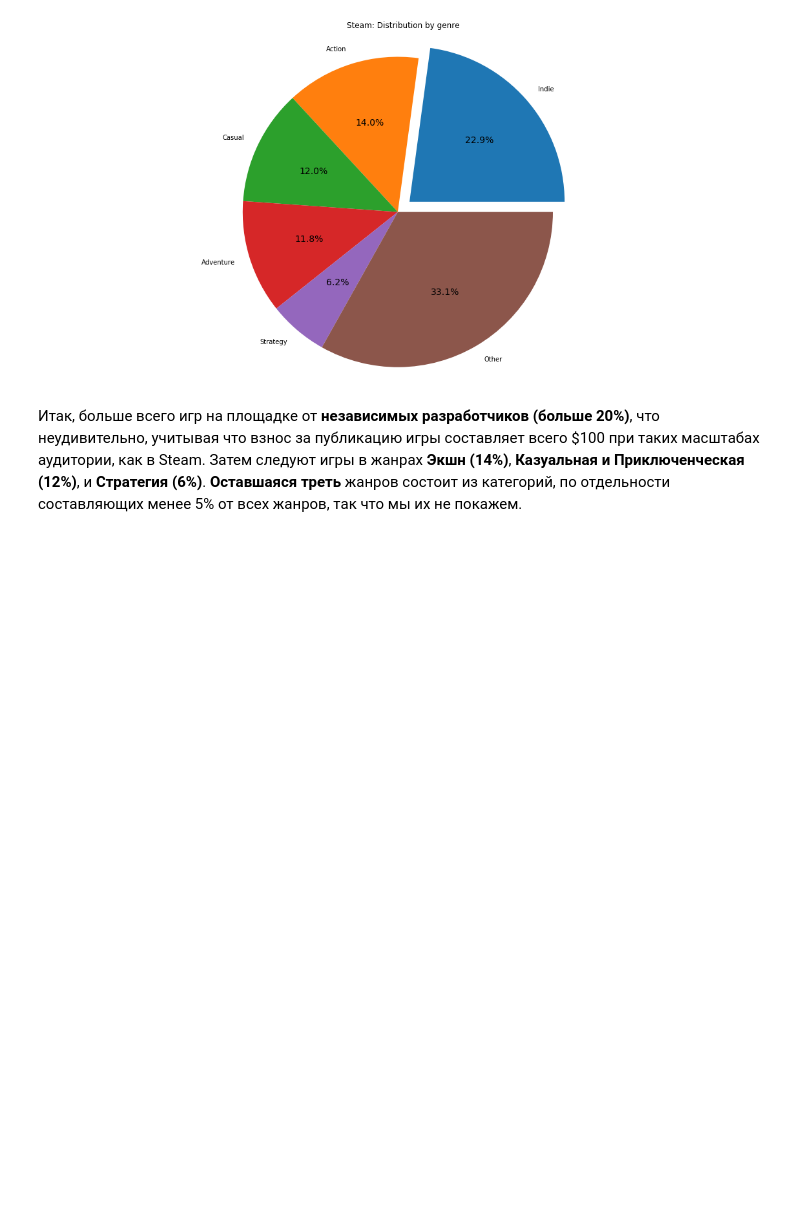
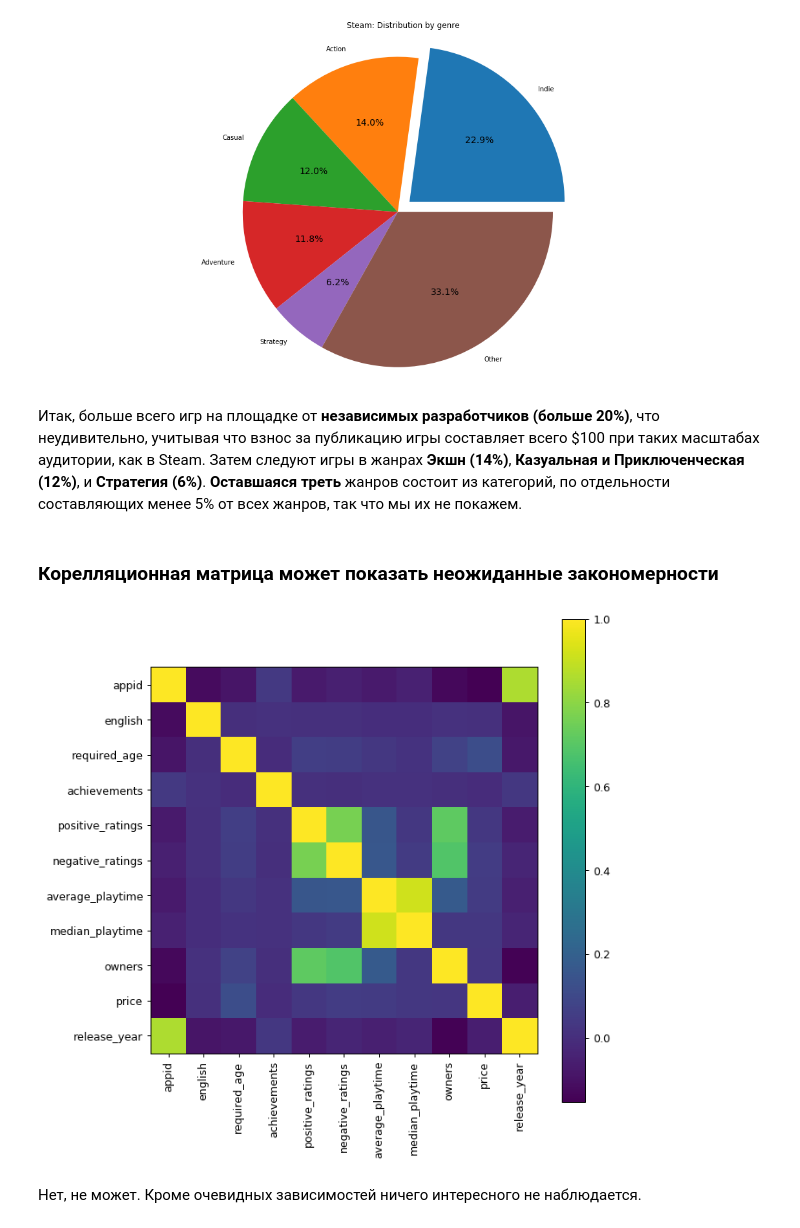
Before and after one commit to TonikX/ITMO_ICT_DV_2020, a Jupyter notebook: students/k3242/laboratory_works/Югов_Антон/laboratory_work_1/EDA.ipynb, the cells around one changed output. Drawn from its saved outputs; the diff is of its cells as text; code cells hidden in the pictures; blank space fills up the shorter version.

```diff
--- a/students/k3242/laboratory_works/Югов_Антон/laboratory_work_1/EDA.ipynb
+++ b/students/k3242/laboratory_works/Югов_Антон/laboratory_work_1/EDA.ipynb
@@ -34,5 +34,2 @@ import seaborn as sns
 # %%
 df = pd.read_csv('data/steam.csv')
-# %%
-df.drop(columns=['english', 'required_age', 'achievements', 'appid', 'name'], inplace=True)
-df.sample(2)
@@ -173,3 +191,18 @@ plt.axis('equal')
 [figure]
 # %% [markdown]
 Итак, больше всего игр на площадке от **независимых разработчиков (больше 20\%)**, что неудивительно, учитывая что взнос за публикацию игры составляет всего $100 при таких масштабах аудитории, как в Steam. Затем следуют игры в жанрах **Экшн (14\%)**, **Казуальная и Приключенческая (12\%)**, и **Стратегия (6\%)**. **Оставшаяся треть** жанров состоит из категорий, по отдельности составляющих менее 5\% от всех жанров, так что мы их не покажем.
+# %% [markdown]
+### Корелляционная матрица может показать неожиданные закономерности
+# %%
+corr = df.corr()
+plt.figure(num=None, figsize=(8, 8), dpi=90, facecolor='w', edgecolor='k')
+matrix = plt.matshow(corr, fignum = 1)
+plt.xticks(range(len(corr.columns)), corr.columns, rotation=90)
+plt.yticks(range(len(corr.columns)), corr.columns)
+plt.gca().xaxis.tick_bottom()
+plt.colorbar(matrix)
+plt.show()
+# %% [output]
+[figure, added]
+# %% [markdown]
+Нет, не может. Кроме очевидных зависимостей ничего интересного не наблюдается.
```
Also changed, not shown: parts of 15 cells of this notebook, 16 other files.
